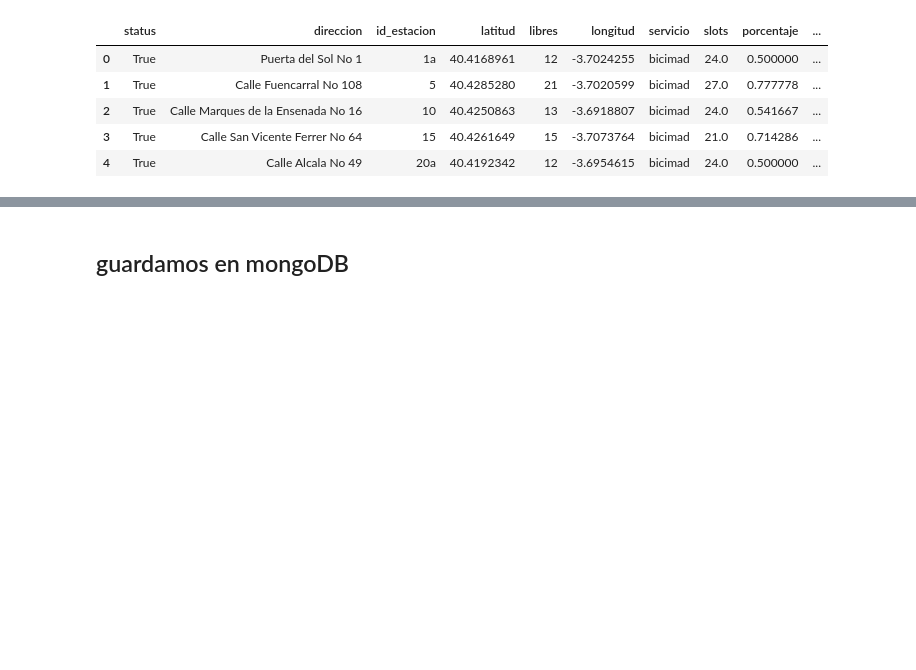
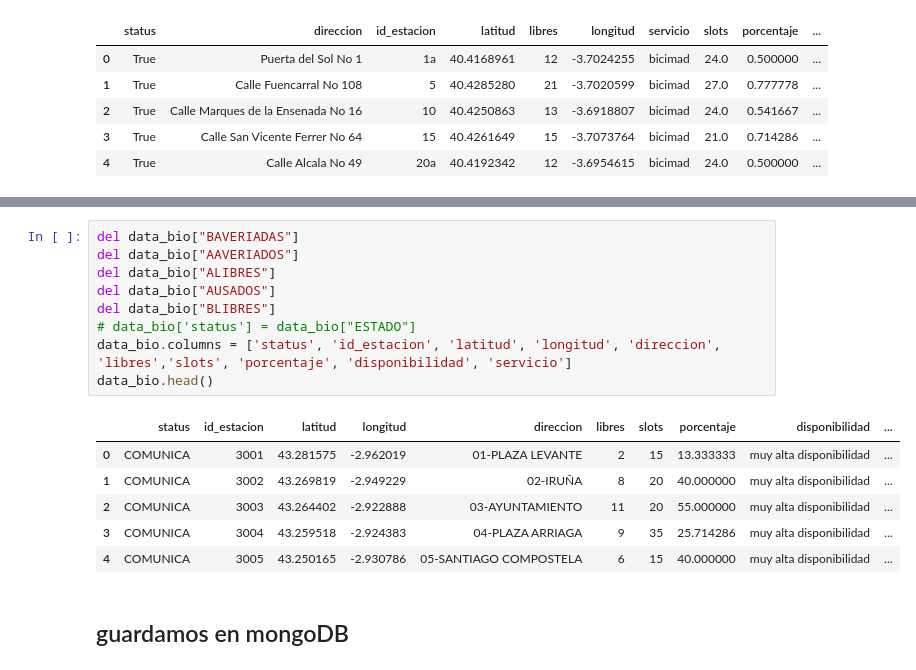
Before and after one commit to intiveda/casopracticounir, a Jupyter notebook: data_grabbing.ipynb, the cells around one changed output, grey strips where cells are left out. Saved outputs shown, nothing was run; the diff lists cells and outputs as text; blank space fills up the shorter version.

```diff
--- a/data_grabbing.ipynb
+++ b/data_grabbing.ipynb
@@ -130,3 +151,19 @@ data_bcn.head()
+# %%
+del data_bio["BAVERIADAS"]
+del data_bio["AAVERIADOS"]
+del data_bio["ALIBRES"]
+del data_bio["AUSADOS"]
+del data_bio["BLIBRES"]
+# data_bio['status'] = data_bio["ESTADO"]
+data_bio.columns = ['status', 'id_estacion', 'latitud', 'longitud', 'direccion', 'libres','slots', 'porcentaje', 'disponibilidad', 'servicio']
+data_bio.head()
+# %% [output]
+|  | status | id_estacion | latitud | longitud | direccion | libres | slots | porcentaje | disponibilidad | ... |
+| 0 | COMUNICA | 3001 | 43.281575 | -2.962019 | 01-PLAZA LEVANTE | 2 | 15 | 13.333333 | muy alta disponibilidad | ... |
+| 1 | COMUNICA | 3002 | 43.269819 | -2.949229 | 02-IRUÑA | 8 | 20 | 40.000000 | muy alta disponibilidad | ... |
+| 2 | COMUNICA | 3003 | 43.264402 | -2.922888 | 03-AYUNTAMIENTO | 11 | 20 | 55.000000 | muy alta disponibilidad | ... |
+| 3 | COMUNICA | 3004 | 43.259518 | -2.924383 | 04-PLAZA ARRIAGA | 9 | 35 | 25.714286 | muy alta disponibilidad | ... |
+| 4 | COMUNICA | 3005 | 43.250165 | -2.930786 | 05-SANTIAGO COMPOSTELA | 6 | 15 | 40.000000 | muy alta disponibilidad | ... |
 # %% [markdown]
 ## guardamos en mongoDB
 # %%
```
Also changed, not shown: parts of 6 cells of this notebook, 1 other file.
